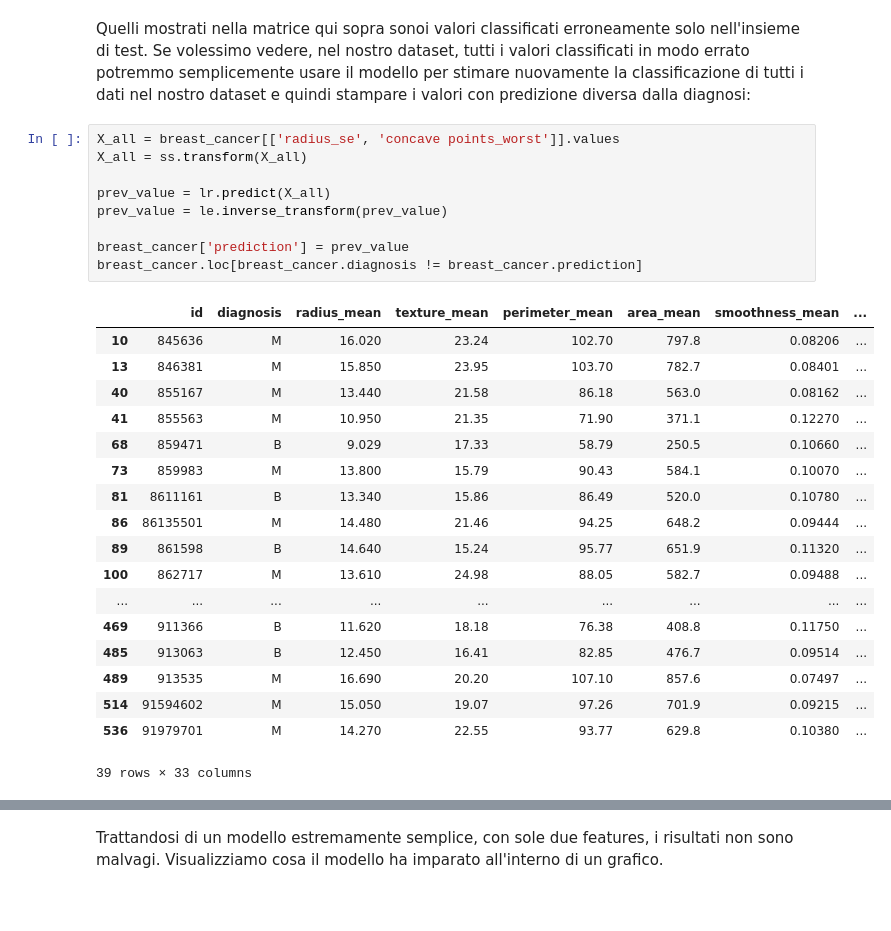
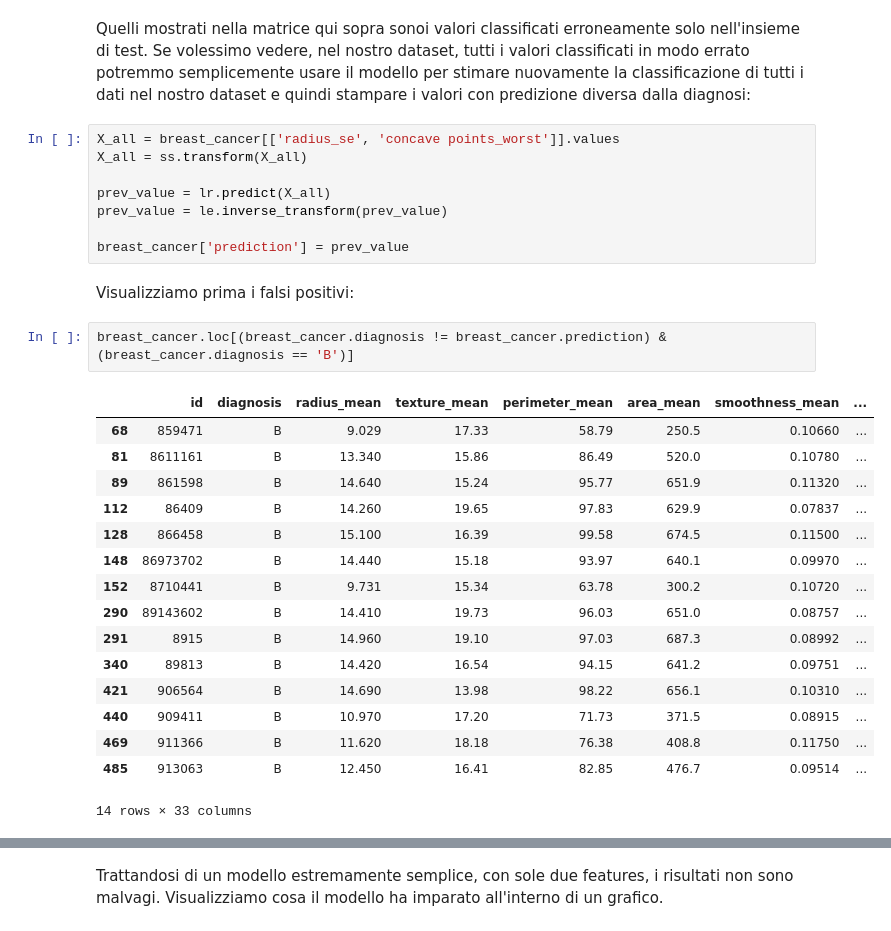
Before and after one commit to PietroDS/DataScience-HEP, a Jupyter notebook: Lezioni/Lezione 5.A - Clusterizzazione e Classificazione.ipynb, the cells around one changed output, grey strips where cells are left out. Saved outputs shown, nothing was run; the diff lists cells and outputs as text; blank space fills up the shorter version.

```diff
--- a/Lezioni/Lezione 5.A - Clusterizzazione e Classificazione.ipynb
+++ b/Lezioni/Lezione 5.A - Clusterizzazione e Classificazione.ipynb
@@ -450,23 +450,24 @@ prev_value = lr.predict(X_all)
 prev_value = le.inverse_transform(prev_value)
 
 breast_cancer['prediction'] = prev_value
-breast_cancer.loc[breast_cancer.diagnosis != breast_cancer.prediction]
-# %% [output]
-|  | id | diagnosis | radius_mean | texture_mean | perimeter_mean | area_mean | smoothness_mean | ... |
-| 10 | 845636 | M | 16.020 | 23.24 | 102.70 | 797.8 | 0.08206 | ... |
-| 13 | 846381 | M | 15.850 | 23.95 | 103.70 | 782.7 | 0.08401 | ... |
-| 40 | 855167 | M | 13.440 | 21.58 | 86.18 | 563.0 | 0.08162 | ... |
-| 41 | 855563 | M | 10.950 | 21.35 | 71.90 | 371.1 | 0.12270 | ... |
-| 68 | 859471 | B | 9.029 | 17.33 | 58.79 | 250.5 | 0.10660 | ... |
-| 73 | 859983 | M | 13.800 | 15.79 | 90.43 | 584.1 | 0.10070 | ... |
-| 81 | 8611161 | B | 13.340 | 15.86 | 86.49 | 520.0 | 0.10780 | ... |
-| 86 | 86135501 | M | 14.480 | 21.46 | 94.25 | 648.2 | 0.09444 | ... |
-| 89 | 861598 | B | 14.640 | 15.24 | 95.77 | 651.9 | 0.11320 | ... |
-| 100 | 862717 | M | 13.610 | 24.98 | 88.05 | 582.7 | 0.09488 | ... |
-| ... | ... | ... | ... | ... | ... | ... | ... | ... |
-| 469 | 911366 | B | 11.620 | 18.18 | 76.38 | 408.8 | 0.11750 | ... |
-| 485 | 913063 | B | 12.450 | 16.41 | 82.85 | 476.7 | 0.09514 | ... |
-| 489 | 913535 | M | 16.690 | 20.20 | 107.10 | 857.6 | 0.07497 | ... |
-| 514 | 91594602 | M | 15.050 | 19.07 | 97.26 | 701.9 | 0.09215 | ... |
-| 536 | 91979701 | M | 14.270 | 22.55 | 93.77 | 629.8 | 0.10380 | ... |
-39 rows × 33 columns
+# %% [markdown]
+Visualizziamo prima i falsi positivi:
+# %%
+breast_cancer.loc[(breast_cancer.diagnosis != breast_cancer.prediction) & (breast_cancer.diagnosis == 'B')]
+# %% [output]
+|  | id | diagnosis | radius_mean | texture_mean | perimeter_mean | area_mean | smoothness_mean | ... |
+| 68 | 859471 | B | 9.029 | 17.33 | 58.79 | 250.5 | 0.10660 | ... |
+| 81 | 8611161 | B | 13.340 | 15.86 | 86.49 | 520.0 | 0.10780 | ... |
+| 89 | 861598 | B | 14.640 | 15.24 | 95.77 | 651.9 | 0.11320 | ... |
+| 112 | 86409 | B | 14.260 | 19.65 | 97.83 | 629.9 | 0.07837 | ... |
+| 128 | 866458 | B | 15.100 | 16.39 | 99.58 | 674.5 | 0.11500 | ... |
+| 148 | 86973702 | B | 14.440 | 15.18 | 93.97 | 640.1 | 0.09970 | ... |
+| 152 | 8710441 | B | 9.731 | 15.34 | 63.78 | 300.2 | 0.10720 | ... |
+| 290 | 89143602 | B | 14.410 | 19.73 | 96.03 | 651.0 | 0.08757 | ... |
+| 291 | 8915 | B | 14.960 | 19.10 | 97.03 | 687.3 | 0.08992 | ... |
+| 340 | 89813 | B | 14.420 | 16.54 | 94.15 | 641.2 | 0.09751 | ... |
+| 421 | 906564 | B | 14.690 | 13.98 | 98.22 | 656.1 | 0.10310 | ... |
+| 440 | 909411 | B | 10.970 | 17.20 | 71.73 | 371.5 | 0.08915 | ... |
+| 469 | 911366 | B | 11.620 | 18.18 | 76.38 | 408.8 | 0.11750 | ... |
+| 485 | 913063 | B | 12.450 | 16.41 | 82.85 | 476.7 | 0.09514 | ... |
+14 rows × 33 columns
```
Also changed, not shown: parts of 5 cells of this notebook.
